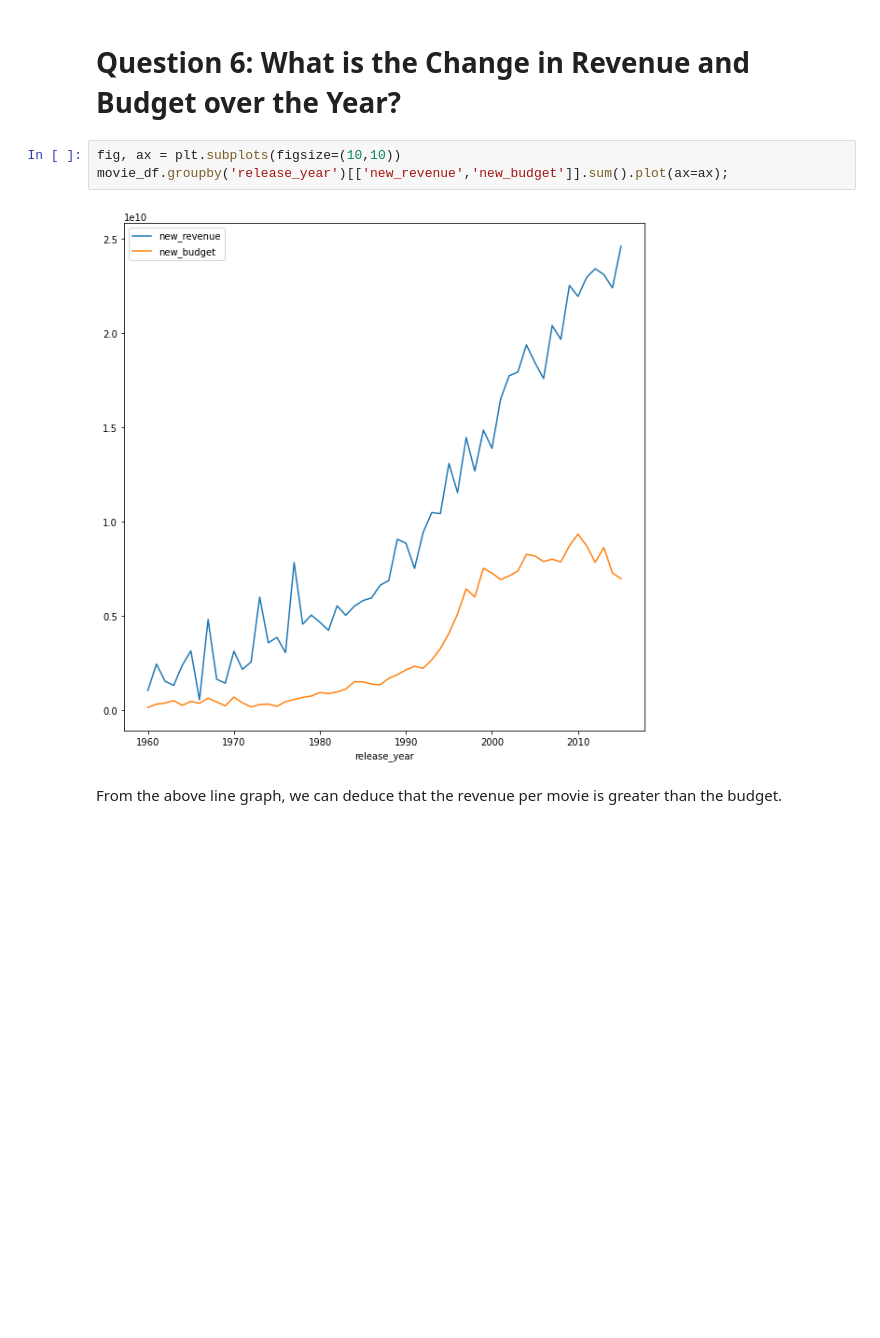
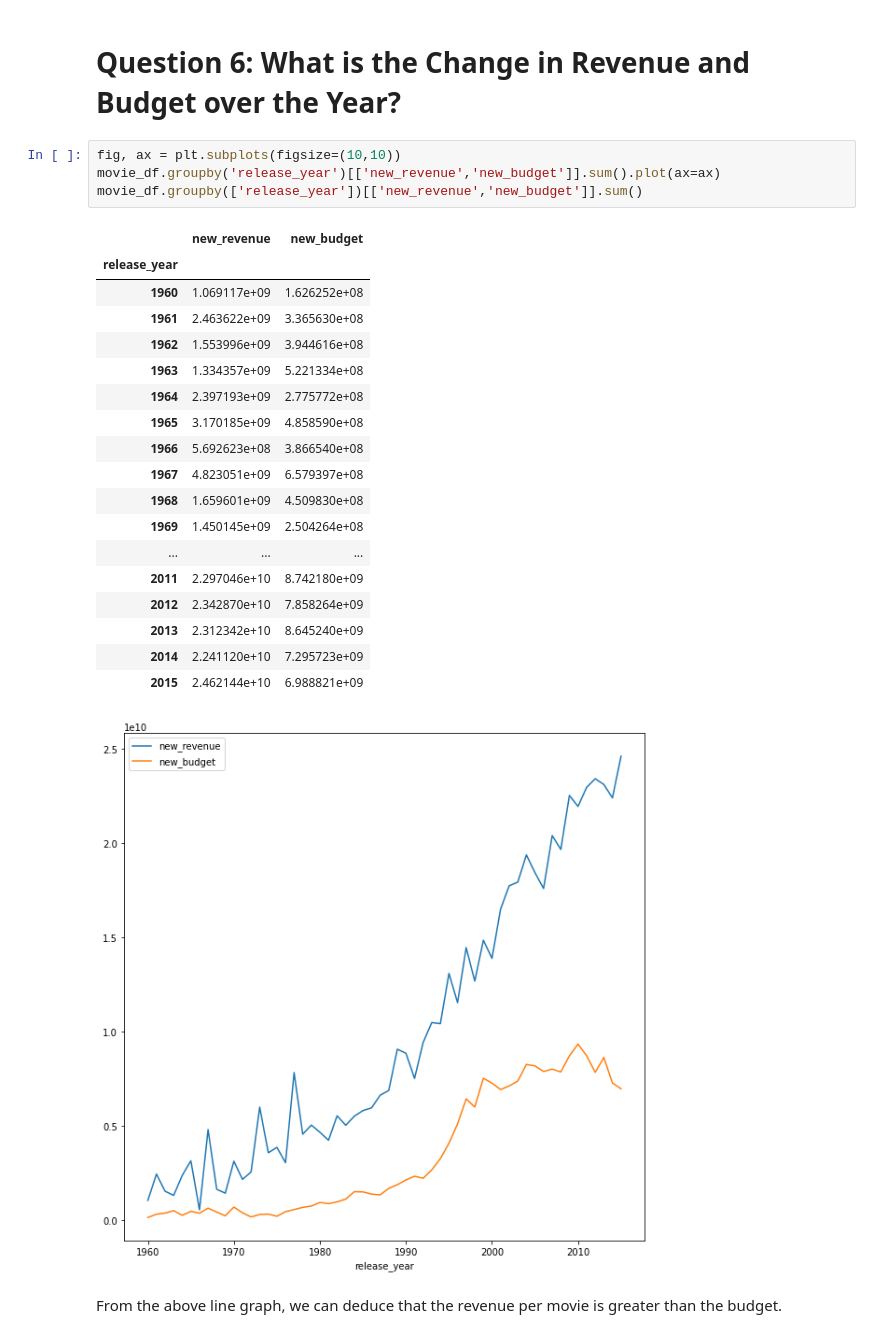
Before and after one commit to BlessingBeee/ALX-Project-TMDb-, a Jupyter notebook: Blessing_Movie.ipynb, the cells around one changed output. Cells and saved outputs as stored; diff of their text form; blank space fills up the shorter version.

```diff
--- a/Blessing_Movie.ipynb
+++ b/Blessing_Movie.ipynb
@@ -498,8 +535,27 @@ Hence, **The actor that acted the most movie is ROBERT DE NIRO**
 # **Question 6: What is the Change in Revenue and Budget over the Year?**
 # %%
 fig, ax = plt.subplots(figsize=(10,10))
-movie_df.groupby('release_year')[['new_revenue','new_budget']].sum().plot(ax=ax);
+movie_df.groupby('release_year')[['new_revenue','new_budget']].sum().plot(ax=ax)
+movie_df.groupby(['release_year'])[['new_revenue','new_budget']].sum()
 # %% [output]
+|  | new_revenue | new_budget |
+| release_year |  |  |
+| 1960 | 1.069117e+09 | 1.626252e+08 |
+| 1961 | 2.463622e+09 | 3.365630e+08 |
+| 1962 | 1.553996e+09 | 3.944616e+08 |
+| 1963 | 1.334357e+09 | 5.221334e+08 |
+| 1964 | 2.397193e+09 | 2.775772e+08 |
+| 1965 | 3.170185e+09 | 4.858590e+08 |
+| 1966 | 5.692623e+08 | 3.866540e+08 |
+| 1967 | 4.823051e+09 | 6.579397e+08 |
+| 1968 | 1.659601e+09 | 4.509830e+08 |
+| 1969 | 1.450145e+09 | 2.504264e+08 |
+| ... | ... | ... |
+| 2011 | 2.297046e+10 | 8.742180e+09 |
+| 2012 | 2.342870e+10 | 7.858264e+09 |
+| 2013 | 2.312342e+10 | 8.645240e+09 |
+| 2014 | 2.241120e+10 | 7.295723e+09 |
+| 2015 | 2.462144e+10 | 6.988821e+09 |
 [figure]
 # %% [markdown]
 From the above line graph, we can deduce that the revenue per movie is greater than the budget.
```
Also changed, not shown: parts of 6 cells of this notebook.
